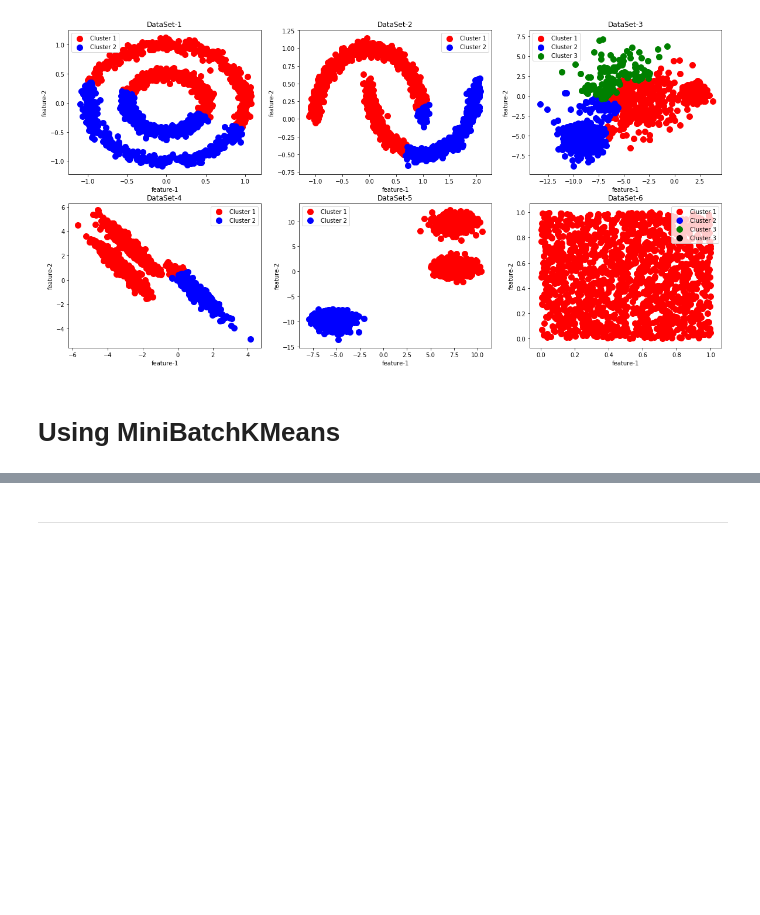
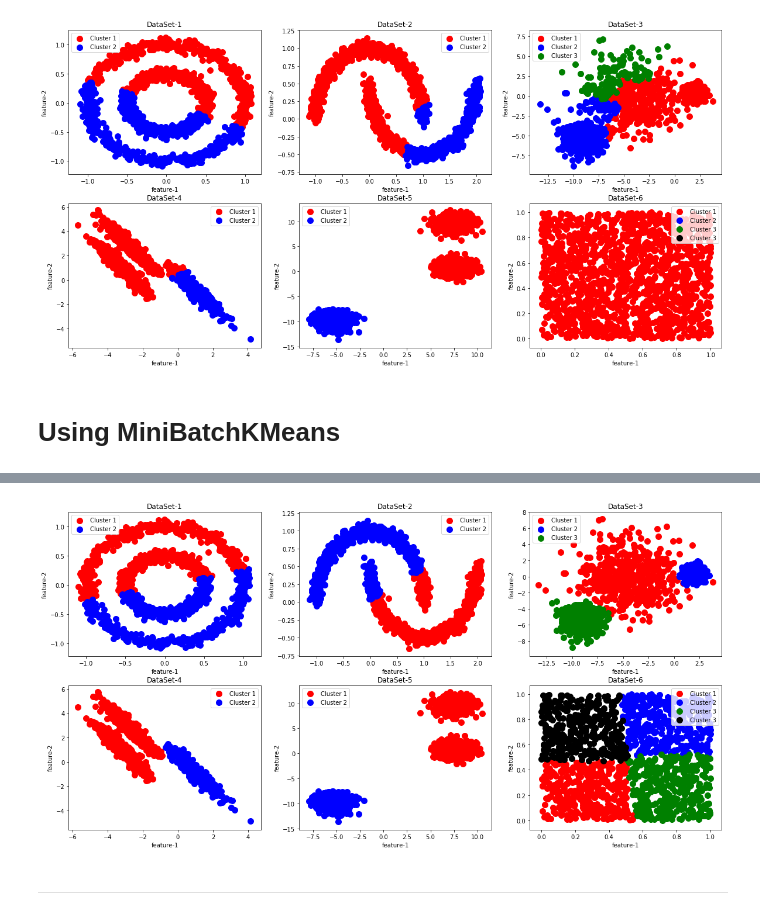
Before and after one commit to AliEmad1234/First-Repo, a Jupyter notebook: classifications_clustering_Techniques/Classification And Clustering Techniques .ipynb, the cells around one changed output, grey strips where cells are left out. Saved outputs shown, nothing was run; the diff lists cells and outputs as text; code cells hidden in the pictures; blank space fills up the shorter version.

```diff
--- a/classifications_clustering_Techniques/Classification And Clustering Techniques .ipynb
+++ b/classifications_clustering_Techniques/Classification And Clustering Techniques .ipynb
@@ -484,3 +487,9 @@ clustering_methods('MiniBatchKMeans')
+# %%
+from sklearn.mixture import GaussianMixture
+
+clustering_methods('GaussianMixture' , 'n_components')
+# %% [output]
+[figure, added]
 # %% [markdown]
 -------------------------------------------------------------------------------------------------------------------------------
 # %% [markdown]
```
Also changed, not shown: parts of 7 cells of this notebook.
